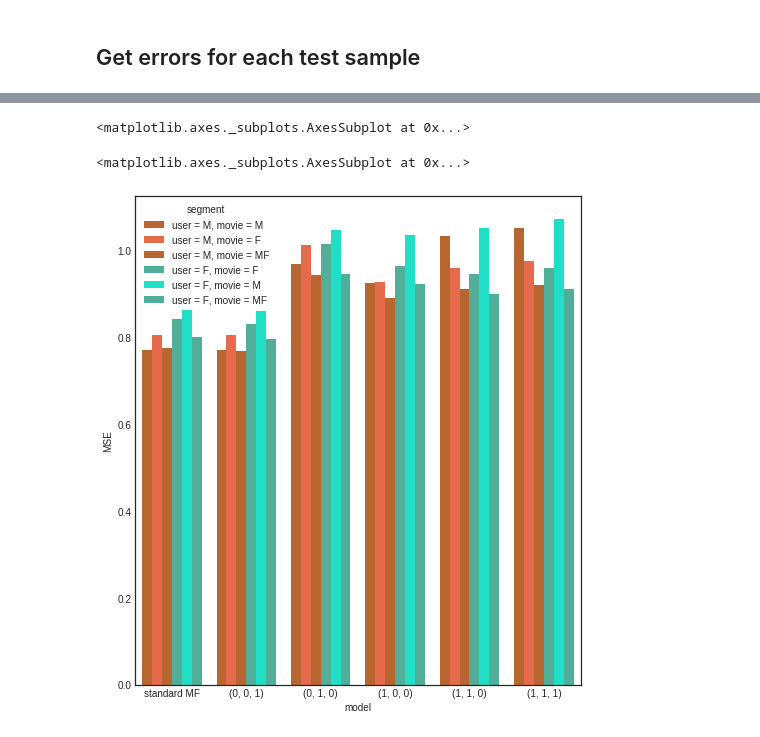
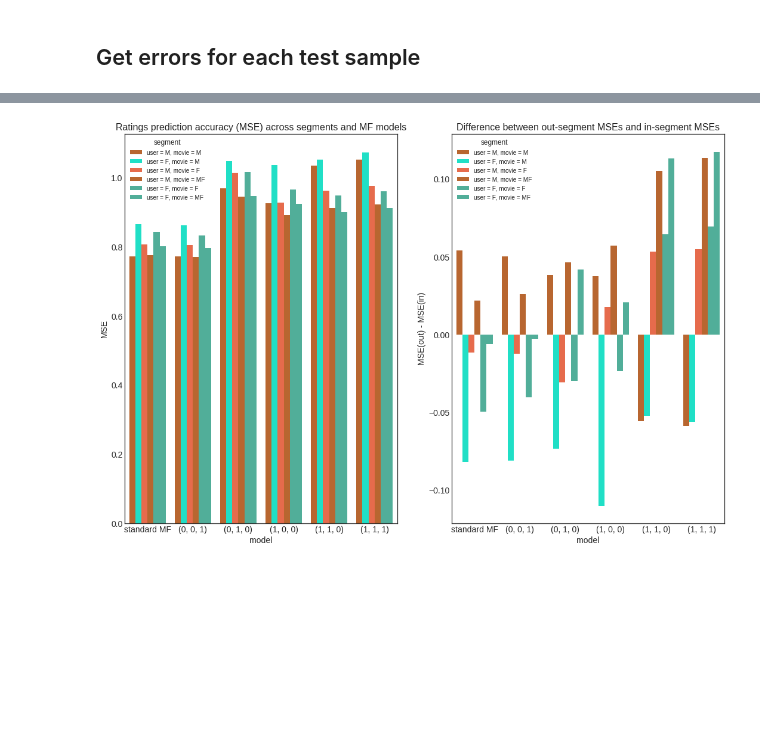
Before and after one commit to kathyxchen/cos534-final-project, a Jupyter notebook: movielens-MF.ipynb, the cells around one changed output, grey strips where cells are left out. Cells and saved outputs as stored; diff of their text form; code cells hidden in the pictures; blank space fills up the shorter version.

Commit message:
update with MF figures

```diff
--- a/movielens-MF.ipynb
+++ b/movielens-MF.ipynb
@@ -184,0 +198,3 @@ TESTDIR = '/mnt/ceph/users/kchen/jupyter_notebooks/sk/fp_534/cos534-final-projec
+# %%
+SEGMENTS = [('M', 'M'), ('M', 'F'), ('M', 'MF'),
+            ('F', 'F'), ('F', 'M'), ('F', 'MF')]
@@ -185,10 +210,16 @@ TESTDIR = '/mnt/ceph/users/kchen/jupyter_notebooks/sk/fp_534/cos534-final-projec
+# %%
+training_data = data_df[data_df['split'] == 0]
+segment_sizes = {}
+for (u, m) in SEGMENTS:
+    subset_df = training_data[(training_data['user_attr'] == u) &
+                              (training_data['model_attr'] == m)]
+    segment_sizes[(u, m)] = len(subset_df)
+# %%
+hue_order, seg_counts = zip(*sorted(segment_sizes.items(), key=lambda tup: -tup[1]))
 # %%
-segments = [('M', 'M'), ('M', 'F'), ('M', 'MF'),
-            ('F', 'F'), ('F', 'M'), ('F', 'MF')]
-
 performance = []
 
-for fp in glob(os.path.join(TESTDIR, '*_rating_test.csv')):
+for fp in glob(os.path.join(TEST_RESULT_DIR, '*_rating_test.csv')):
     fn = os.path.basename(fp)
     C = fn.split('MF')[1].split('_')[1]
     lbda = fn.split('MF')[1].split('_')[4]
@@ -198,7 +229,7 @@ for fp in glob(os.path.join(TESTDIR, '*_rating_test.csv')):
     else:
         model = '({0}, {1}, {2})'.format(m, u, mu)
     test_df = pd.read_csv(fp)
-    for (u_attr, m_attr) in segments:
+    for (u_attr, m_attr) in SEGMENTS:
         subset_df = test_df[(test_df['user_attr'] == u_attr) &
                             (test_df['model_attr'] == m_attr)]
         remaining_df = test_df[~((test_df['user_attr'] == u_attr) &
@@ -227,30 +258,29 @@ segment_df['model'] = pd.Categorical(
                 '(1, 1, 0)',
                 '(1, 1, 1)'],
     ordered=True)
-# %%
-plt.figure(figsize=(6, 6))
-sns.barplot(data=segment_df, x='model', y='MSE(out) - MSE(in)', hue='segment',
-            palette={
-                'user = M, movie = M': '#cf6119',
-                'user = M, movie = F': '#ff5c33',
-                'user = M, movie = MF': '#cf6119',
-                'user = F, movie = F': '#42bda2',
-                'user = F, movie = M': '#00ffdd',
-                'user = F, movie = MF': '#42bda2'
-            })
-# %% [output]
-<matplotlib.axes._subplots.AxesSubplot at 0x...>
-# %%
-plt.figure(figsize=(8, 9))
-sns.barplot(data=segment_df, x='model', y='MSE', hue='segment',
-            palette={
-                'user = M, movie = M': '#cf6119',
-                'user = M, movie = F': '#ff5c33',
-                'user = M, movie = MF': '#cf6119',
-                'user = F, movie = F': '#42bda2',
-                'user = F, movie = M': '#00ffdd',
-                'user = F, movie = MF': '#42bda2'
-            })
-# %% [output]
-<matplotlib.axes._subplots.AxesSubplot at 0x...>
-[figure, removed]
+# %%
+f, (ax1, ax2) = plt.subplots(1, 2, figsize=(18, 12), sharex=True)
+sns.barplot(ax=ax1, data=segment_df, x='model', y='MSE', hue='segment',
+            palette={
+                'user = M, movie = M': '#cf6119',
+                'user = M, movie = F': '#ff5c33',
+                'user = M, movie = MF': '#cf6119',
+                'user = F, movie = F': '#42bda2',
+                'user = F, movie = M': '#00ffdd',
+                'user = F, movie = MF': '#42bda2'},
+            hue_order=['user = {0}, movie = {1}'.format(u, m) for (u, m) in hue_order])
+sns.barplot(ax=ax2, data=segment_df, x='model', y='MSE(out) - MSE(in)', hue='segment',
+            palette={
+                'user = M, movie = M': '#cf6119',
+                'user = M, movie = F': '#ff5c33',
+                'user = M, movie = MF': '#cf6119',
+                'user = F, movie = F': '#42bda2',
+                'user = F, movie = M': '#00ffdd',
+                'user = F, movie = MF': '#42bda2'
+            },
+            hue_order=['user = {0}, movie = {1}'.format(u, m) for (u, m) in hue_order])
+ax1.set_title('Ratings prediction accuracy (MSE) across segments and MF models')
+ax2.set_title('Difference between out-segment MSEs and in-segment MSEs')
+plt.savefig(os.path.join(OUTPUT_DIR, 'movielens.MF.ratings_MSE.pdf'), dpi=300)
+# %% [output]
+[figure, added]
```
Also changed, not shown: parts of 8 cells of this notebook.
